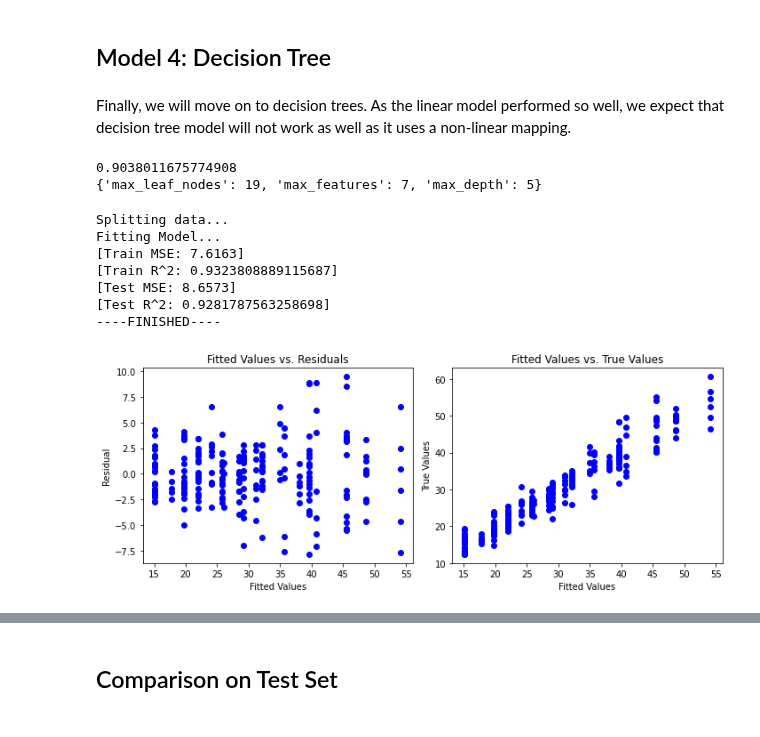
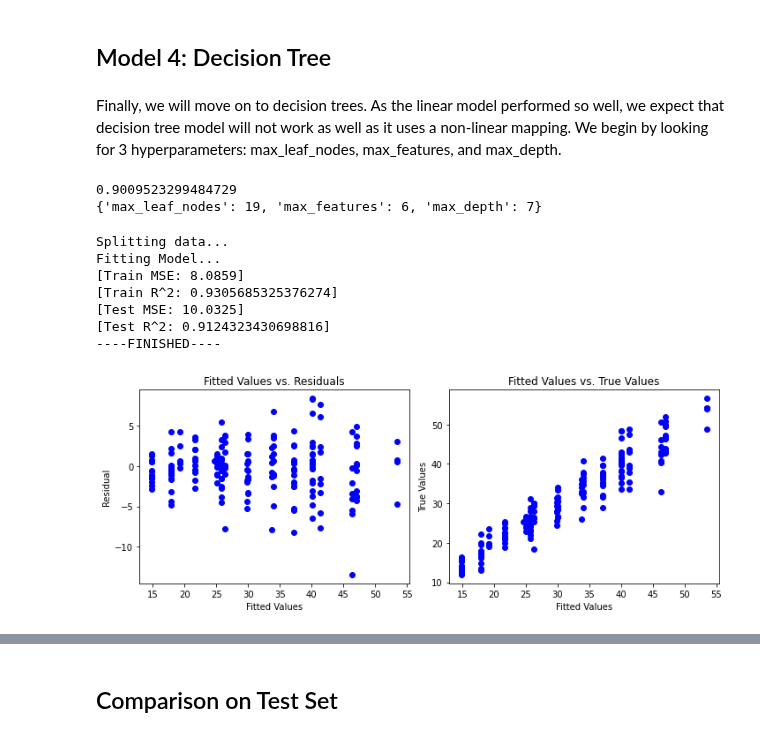
Before and after one commit to vincent-lao/carbon-footprint, a Jupyter notebook: code/model/household-carbon-footprint-models.ipynb, the cells around one changed output, grey strips where cells are left out. Drawn from its saved outputs; the diff is of its cells as text; code cells hidden in the pictures.

```diff
--- a/code/model/household-carbon-footprint-models.ipynb
+++ b/code/model/household-carbon-footprint-models.ipynb
@@ -50,12 +54,3 @@ Index(['input_footprint_transportation_num_vehicles',
-# %%
-df.reset_index(drop = False, inplace = True)
-
-train_data = df.sample(frac=train_size)
-test_data = df[df['index'].apply(lambda x: x not in train_data['index'].values)]
-
-train_data.drop(columns='index', inplace=True)
-test_data.drop(columns='index', inplace=True)
-train_data.shape, test_data.shape
 # %% [markdown]
 ## Forecasting and Prediction Modeling (25 points)
 
@@ -114,7 +109,7 @@ Test MSE with cross-validated RidgeCV: 4.926218463353111
 array([0.e+00, 1.e-05, 2.e-05, 3.e-05, 4.e-05, 5.e-05, 6.e-05, 7.e-05,
        8.e-05, 9.e-05])
 # %%
-ridge_model = Ridge(alpha=6.e-05)
+ridge_model = Ridge(alpha=6e-05)
 ridge_model = gmp.run_model(X_train, X_val, y_train, y_val, ridge_model, diagnostics=True)
 # %% [output]
 Fitting Model...
@@ -171,29 +166,29 @@ Using Lasso regression, the test MSE was 4.9248 and R^2 value of 0.957 so this m
 # %% [markdown]
 ## Model 4: Decision Tree
 # %% [markdown]
-Finally, we will move on to decision trees. As the linear model performed so well, we expect that decision tree model will not work as well as it uses a non-linear mapping.
+Finally, we will move on to decision trees. As the linear model performed so well, we expect that decision tree model will not work as well as it uses a non-linear mapping. We begin by looking for 3 hyperparameters: max_leaf_nodes, max_features, and max_depth.
 # %%
 param_dist = {'max_leaf_nodes': np.arange(2, 20),
-              'max_features': np.arange(2, 8),
+              'max_features': np.arange(2, 7),
               'max_depth': np.arange(2,10)}
 
 tree = DecisionTreeRegressor(random_state = 100, max_depth = 4, max_features=5, max_leaf_nodes=10)
 gmp.tree_kfold_cv(tree, param_dist, X_train, y_train, n_iter=1000, random_state = 100)
 # %% [output]
-0.9038011675774908
-{'max_leaf_nodes': 19, 'max_features': 7, 'max_depth': 5}
+0.9009523299484729
+{'max_leaf_nodes': 19, 'max_features': 6, 'max_depth': 7}
 # %%
-X_train, X_val, y_train, y_val = gmp.preprocess_data(df, 'result_grand_total', standardize_cols = [None])
+X_train, X_val, y_train, y_val = gmp.preprocess_data(train_data, 'result_grand_total', standardize_cols = [None])
 
 tree_model = DecisionTreeRegressor(random_state=100, max_leaf_nodes = 19,
-                                   max_depth=6, max_features = 8)
+                                   max_depth=5, max_features = 6)
 tree_model = gmp.run_model(X_train, X_val, y_train, y_val, tree_model, diagnostics=True)
 # %% [output]
 Splitting data...
 Fitting Model...
-[Train MSE: 7.6163]
-[Train R^2: 0.9323808889115687]
-[Test MSE: 8.6573]
-[Test R^2: 0.9281787563258698]
+[Train MSE: 8.0859]
+[Train R^2: 0.9305685325376274]
+[Test MSE: 10.0325]
+[Test R^2: 0.9124323430698816]
 ----FINISHED----
-[figure, old version]
+[figure, new version]
```
Also changed, not shown: parts of 11 cells of this notebook, 1 other file.
